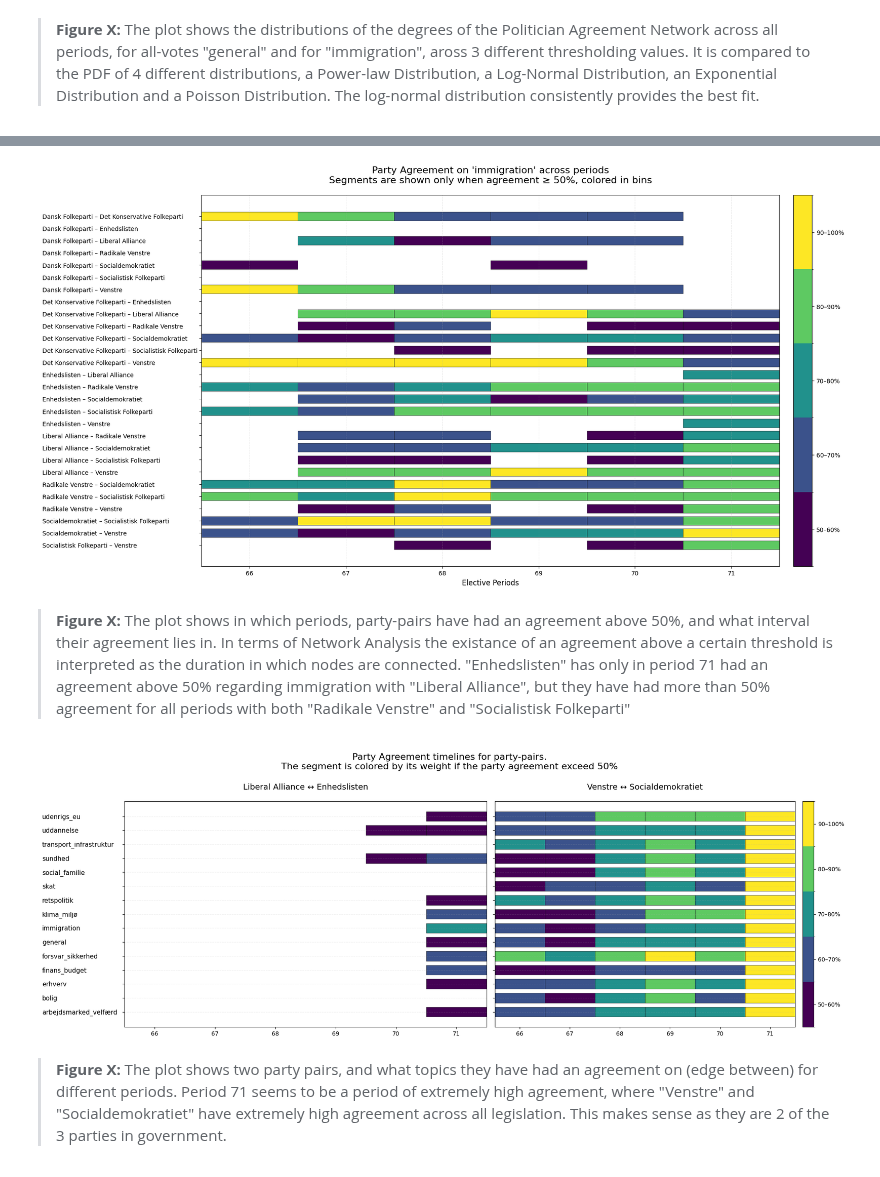
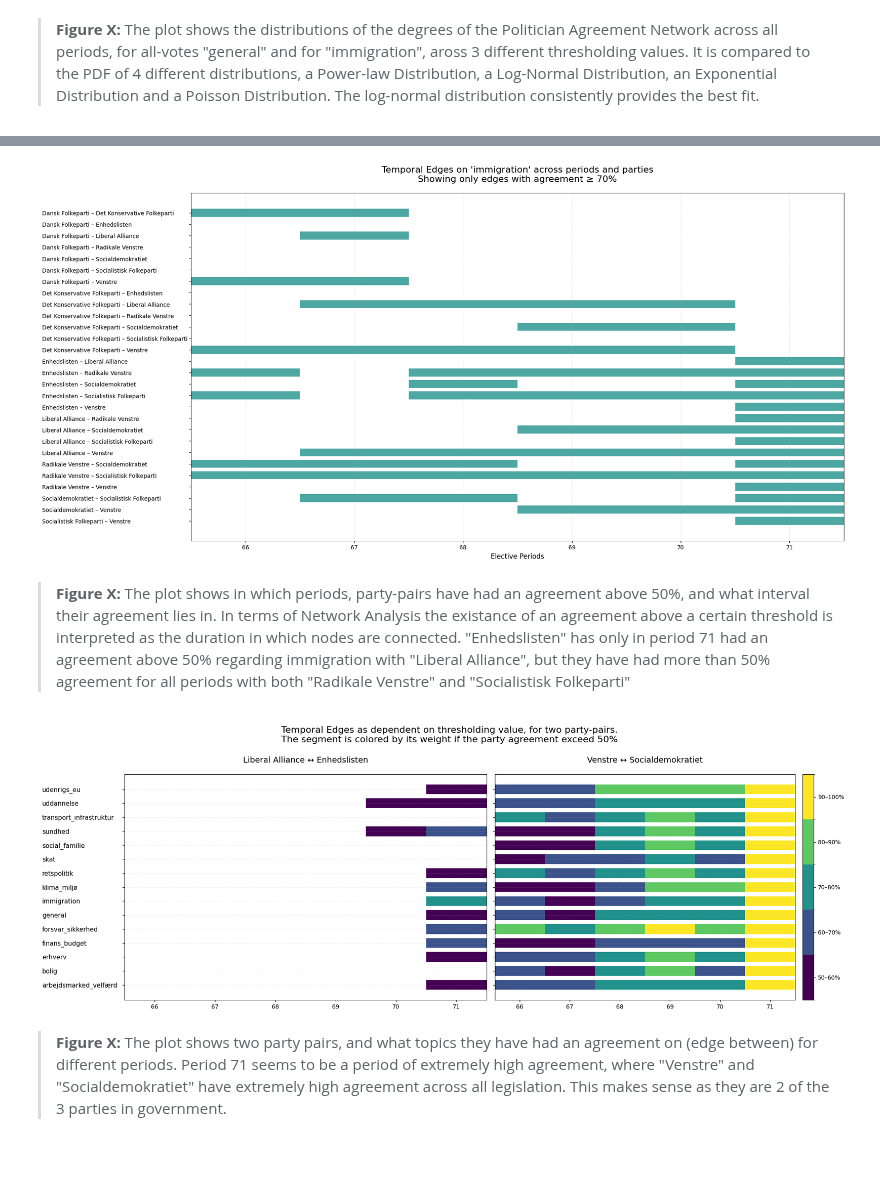
Before and after one commit to Somon8/social_graphs_25, a Jupyter notebook: final-project/p7a_partyinteractions.ipynb, the cells around one changed output, grey strips where cells are left out. Drawn from its saved outputs; the diff is of its cells as text; code cells hidden in the pictures.

```diff
--- a/final-project/p7a_partyinteractions.ipynb
+++ b/final-project/p7a_partyinteractions.ipynb
@@ -277,7 +319,7 @@ df_traditional_parties = get_df_for_traditional_parties()
 def plot_edge_timeline(
     df_trad,
     topic,
-    weight_threshold=0.5,               # keep param; function enforces >= 0.5
+    weight_threshold=0.7,               # now actually used
     periods=(66, 67, 68, 69, 70, 71),
     cmap_name="viridis"
 ):
@@ -301,71 +343,55 @@ def plot_edge_timeline(
     edges = (base["source"] + " – " + base["target"]).unique().tolist()
     y_positions = {edge: i for i, edge in enumerate(edges)}
 
-    # --- 3) Enforce 50% cutoff for drawing ---
-    seg = base[base["weight"] >= 0.5].copy()
+    # --- 3) Enforce threshold for drawing ---
+    seg = base[base["weight"] >= weight_threshold].copy()
 
-    # --- 4) Discrete bins & robust colormap setup (works on any MPL) ---
-    bins = [0.5, 0.6, 0.7, 0.8, 0.9, 1.0000001]  # include 1.0 in last bin
-    base_cmap = plt.get_cmap(cmap_name)
-    try:
-        cmap = base_cmap.resampled(5)
-    except AttributeError:
-        # older MPL: make a 5-color ListedColormap
-        cmap = colors.ListedColormap(base_cmap(np.linspace(0, 1, 5)))
-    norm = colors.BoundaryNorm(bins, cmap.N)
-
+    # --- 4) Single fixed color for all bars ---
+    fixed_color = plt.cm.viridis(0.5)   # <- same for all bars
 
     # --- 5) Plot ---
     fig, ax = plt.subplots(figsize=(20, 10))
-
-    #COLOR STUFF
-    sm = mpl.cm.ScalarMappable(norm=norm, cmap=cmap)
-    sm.set_array([])
-    cbar = plt.colorbar(sm, ax=ax, pad=0.02, boundaries=bins)
-    cbar.set_ticks([0.55, 0.65, 0.75, 0.85, 0.95])
-    cbar.set_ticklabels(["50–60%", "60–70%", "70–80%", "80–90%", "90–100%"])
 
     if not seg.empty:
         for _, row in seg.sort_values(["edge", "Period"]).iterrows():
             edge = row["edge"]
             period = row["Period"]
-            weight = row["weight"]
             y = y_positions[edge]
 
             ax.broken_barh(
                 [(period - 0.5, 1.0)],
                 (y - 0.35, 0.7),
-                facecolors=cmap(norm(weight)),
-                edgecolors="black",
+                facecolors=fixed_color,
+                alpha = 0.8,
+                edgecolors=None, #"black"
                 linewidth=0.4
             )
 
     # --- 6) Axis formatting ---
     ax.set_yticks(range(len(edges)))
-    ax.set_yticklabels(edges, ha="left")  # left align labels
+    ax.set_yticklabels(edges, ha="left")
     ax.tick_params(axis='y', pad=260)
 
     ax.set_xticks(list(periods))
     ax.set_xlim(min(periods) - 0.5, max(periods) + 0.5)
 
     ax.set_xlabel("Elective Periods", fontsize=12)
 
-    # title_suffix = "" if not seg.empty else " (no weights ≥ 50% to display)"
     ax.set_title(
-        f"Party Agreement on '{topic}' across periods\n"
-        "Segments are shown only when agreement ≥ 50%, colored in bins",
+        f"Temporal Edges on '{topic}' across periods and parties\n"
+        f"Showing only edges with agreement ≥ {int(weight_threshold*100)}%",
         fontsize=16,
         pad=20
     )
 
     ax.grid(axis="x", linestyle="--", alpha=0.3)
 
     plt.tight_layout()
     plt.show()
 
-plot_edge_timeline(df_traditional_parties, topic="immigration", weight_threshold=0.5)
+plot_edge_timeline(df_traditional_parties, topic="immigration", weight_threshold=0.7)
 # %% [output]
-[figure, old version]
+[figure, new version]
 # %% [markdown]
 >**Figure X:** The plot shows in which periods, party-pairs have had an agreement above 50%, and what interval their agreement lies in. In terms of Network Analysis the existance of an agreement above a certain threshold is interpreted as the duration in which nodes are connected. "Enhedslisten" has only in period 71 had an agreement above 50% regarding immigration with "Liberal Alliance", but they have had more than 50% agreement for all periods with both "Radikale Venstre" and "Socialistisk Folkeparti"
 # %%
@@ -445,7 +471,8 @@ def plot_topic_timeline_for_pair(
             [(period - 0.5, 1.0)],
             (y - 0.35, 0.7),
             facecolors=cmap(norm(weight)),
-            edgecolors="black",
+            edgecolors=None, # "black"
+            alpha = 1,
             linewidth=0.4,
         )
 
@@ -474,11 +501,13 @@ fig, axs = plt.subplots(1, 2, figsize=(20, 7), sharey=True)
 plot_topic_timeline_for_pair(df_traditional_parties, "Liberal Alliance", "Enhedslisten", ax=axs[0])
 plot_topic_timeline_for_pair(df_traditional_parties, "Venstre", "Socialdemokratiet", ax=axs[1], add_colorbar=True)
 
-plt.suptitle("Party Agreement timelines for party-pairs.\nThe segment is colored by its weight if the party agreement exceed 50%", fontsize=16, y=1)
+plt.suptitle(f"Temporal Edges as dependent on thresholding value, for two party-pairs.\n"
+            "The segment is colored by its weight if the party agreement exceed 50%"
+            , fontsize=16, y=1)
 plt.tight_layout()
 plt.show()
 # %% [output]
-[figure, old version]
+[figure, new version]
 # %% [markdown]
 >**Figure X:** The plot shows two party pairs, and what topics they have had an agreement on (edge between) for different periods. Period 71 seems to be a period of extremely high agreement, where "Venstre" and "Socialdemokratiet" have extremely high agreement across all legislation. This makes sense as they are 2 of the 3 parties in government.
 # %% [markdown]
```
Also changed, not shown: parts of 8 cells of this notebook, 1 other file.
